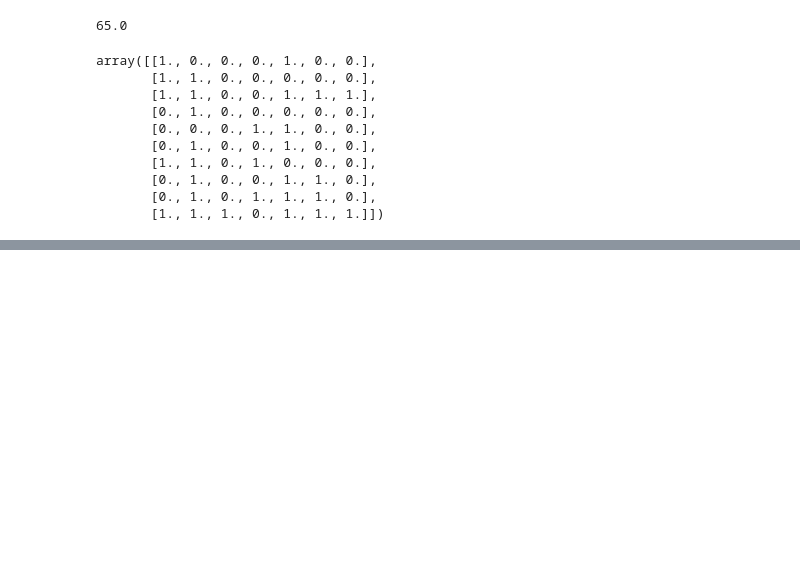
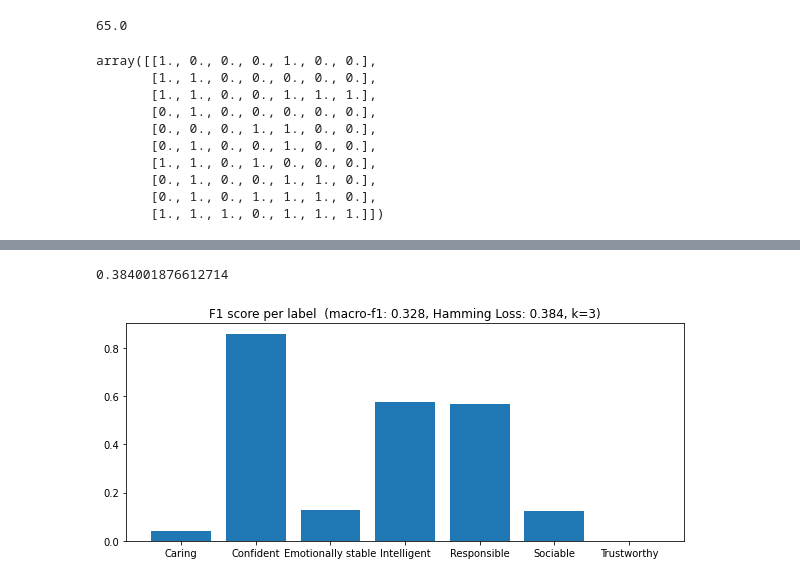
Before and after one commit to takumi1001/2022-mast-ai-experiment, a Jupyter notebook: train.ipynb, the cells around one changed output, grey strips where cells are left out. Saved outputs shown, nothing was run; the diff lists cells and outputs as text; code cells hidden in the pictures; blank space fills up the shorter version.

```diff
--- a/train.ipynb
+++ b/train.ipynb
@@ -445,0 +373,3 @@ ValueError: in user code:
+# %%
+for yp in y_preds:
+    y_preds_sk.append(np.where(yp > 0.5,1,0))
@@ -445,0 +395,35 @@ ValueError: in user code:
+# %%
+k = 0
+hl = []
+for train_index, test_index in kf.split(X):
+    y_train, y_test = y[train_index], y[test_index]
+    l = hamming_loss(y_test, y_preds_sk[k])
+    hl.append(l)
+    k+=1
+HL = np.mean(hl)
+HL
+# %% [output]
+0.384001876612714
+# %%
+f1_dict = dict()
+for i,label in enumerate(labels):
+    f1_dict[label] = []
+    k = 0
+    for train_index, test_index in kf.split(X):
+        y_train, y_test = y[train_index], y[test_index]
+        y_pred_label = y_preds_sk[k].T[i]
+        f1 = f1_score(y_test.T[i], y_pred_label, average="binary")
+        f1_dict[label].append(f1)
+        k+=1
+# %%
+f1_list = []
+for label in labels:
+    f1_list.append(np.mean(f1_dict[label]))
+macro_f1_val = np.mean(f1_list)
+# %%
+plt.figure(figsize=(10,4))
+plt.bar(f1_dict.keys(), f1_list)
+plt.title(f"F1 score per label  (macro-f1: {macro_f1_val:.3f}, Hamming Loss: {HL:.3f}, k=3)")
+plt.show() ;
+# %% [output]
+[figure, added]
```
Also changed, not shown: parts of 33 cells of this notebook.
